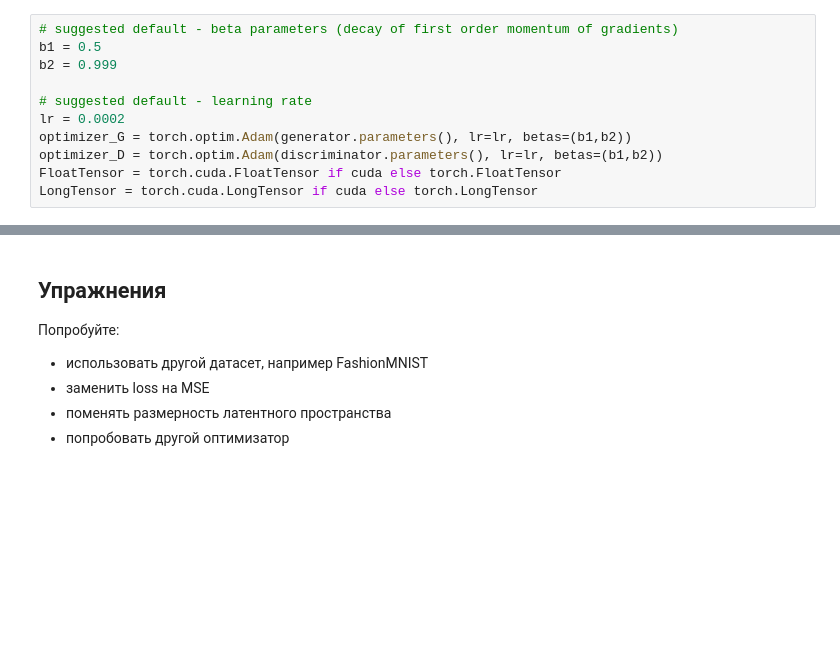
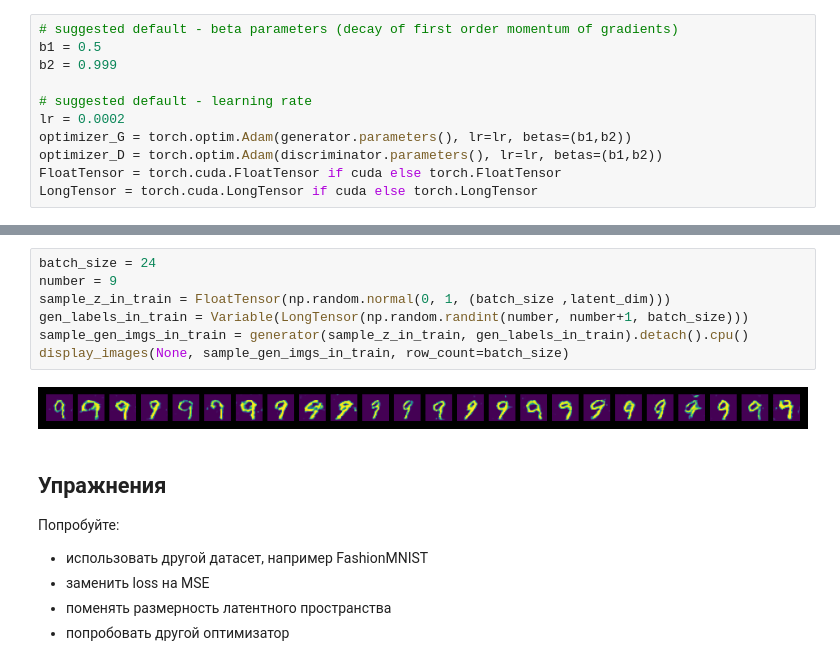
Before and after one commit to sswt/dive2gai, a Jupyter notebook: unit2/GAN.ipynb, the cells around one changed output, grey strips where cells are left out. Cells and saved outputs as stored; diff of their text form; blank space fills up the shorter version.

```diff
--- a/unit2/GAN.ipynb
+++ b/unit2/GAN.ipynb
@@ -901,3 +926,12 @@ NameError: name 'tqdm' is not defined
+# %%
+batch_size = 24
+number = 9
+sample_z_in_train = FloatTensor(np.random.normal(0, 1, (batch_size ,latent_dim)))
+gen_labels_in_train = Variable(LongTensor(np.random.randint(number, number+1, batch_size)))
+sample_gen_imgs_in_train = generator(sample_z_in_train, gen_labels_in_train).detach().cpu()
+display_images(None, sample_gen_imgs_in_train, row_count=batch_size)
+# %% [output]
+[figure, added]
 # %% [markdown]
 ## Упражнения
 
```
Also changed, not shown: parts of 12 cells of this notebook.
